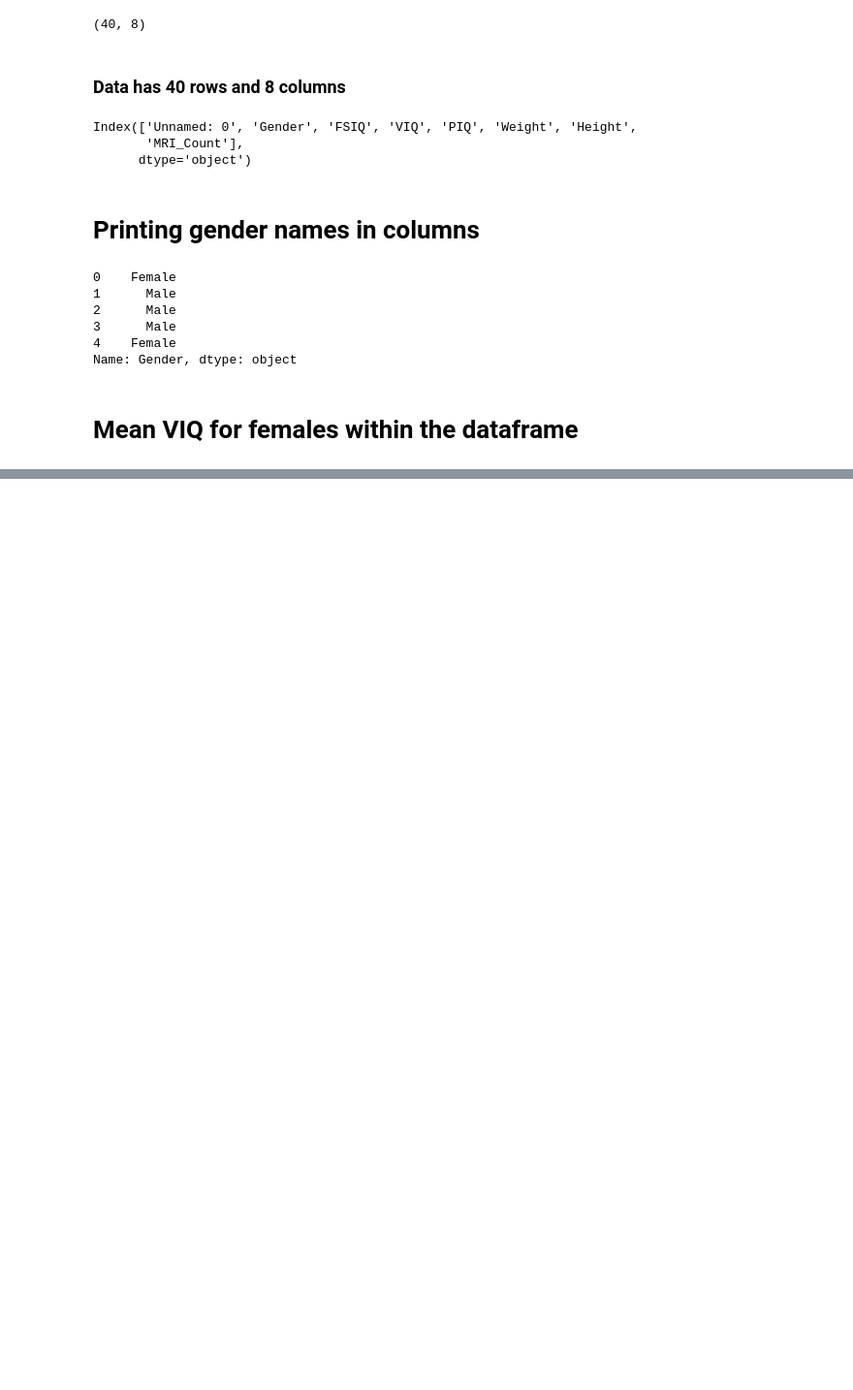
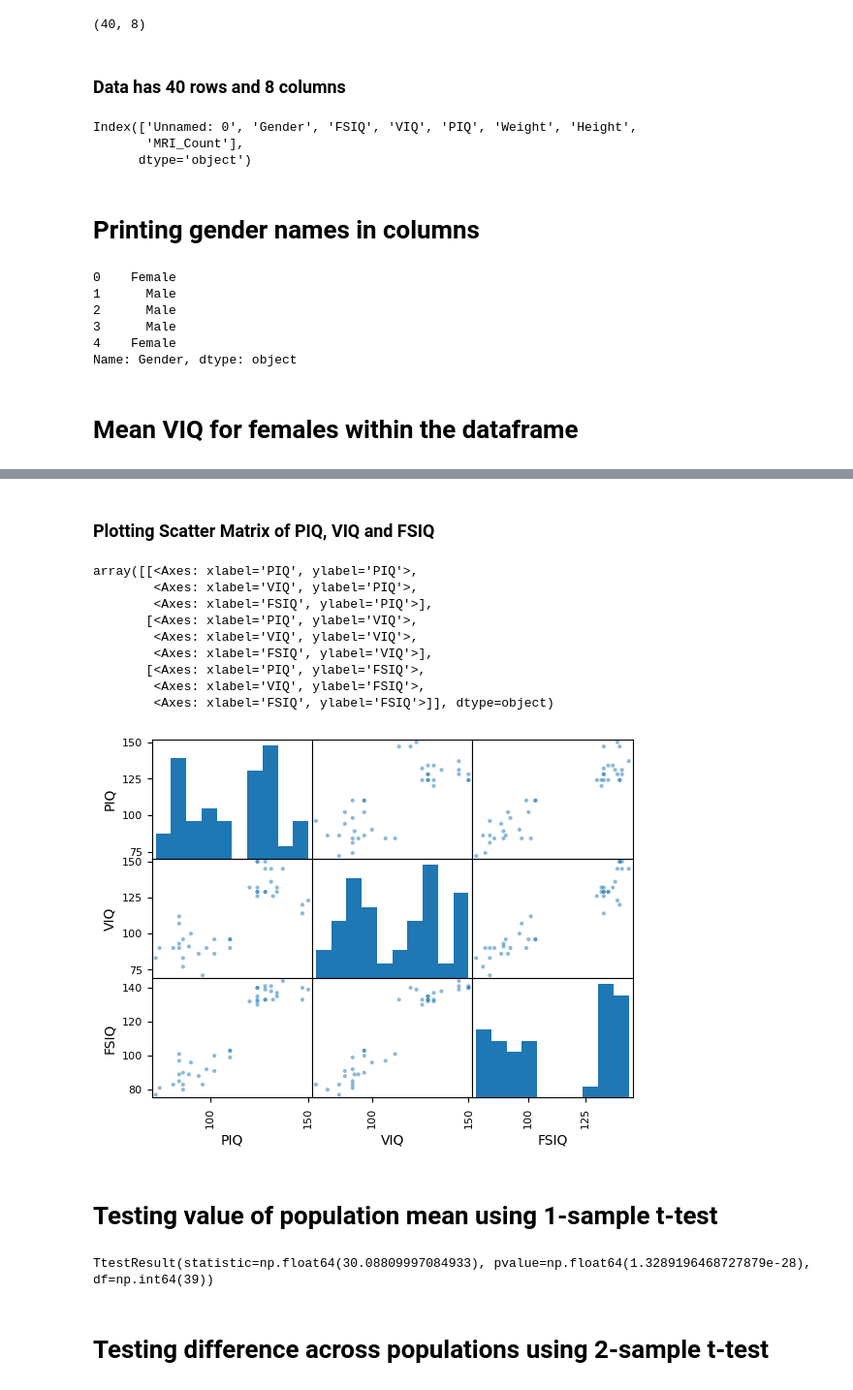
Before and after one commit to ZianneO/BSGP7030PythonStats, a Jupyter notebook: PythonStats.ipynb, the cells around one changed output, grey strips where cells are left out. Shown at 97% size. Drawn from its saved outputs; the diff is of its cells as text; code cells hidden in the pictures; blank space fills up the shorter version.

```diff
--- a/PythonStats.ipynb
+++ b/PythonStats.ipynb
@@ -76,0 +119,23 @@ Name: Gender, dtype: object
+# %% [markdown]
+### Plotting Scatter Matrix of PIQ, VIQ and FSIQ
+# %%
+scatter_matrix(data[['PIQ', 'VIQ', 'FSIQ']])
+# %% [output]
+array([[<Axes: xlabel='PIQ', ylabel='PIQ'>,
+        <Axes: xlabel='VIQ', ylabel='PIQ'>,
+        <Axes: xlabel='FSIQ', ylabel='PIQ'>],
+       [<Axes: xlabel='PIQ', ylabel='VIQ'>,
+        <Axes: xlabel='VIQ', ylabel='VIQ'>,
+        <Axes: xlabel='FSIQ', ylabel='VIQ'>],
+       [<Axes: xlabel='PIQ', ylabel='FSIQ'>,
+        <Axes: xlabel='VIQ', ylabel='FSIQ'>,
+        <Axes: xlabel='FSIQ', ylabel='FSIQ'>]], dtype=object)
+[figure, added]
+# %% [markdown]
+# Testing value of population mean using 1-sample t-test
+# %%
+stats.ttest_1samp(data['VIQ'], 0)
+# %% [output]
+TtestResult(statistic=np.float64(30.08809997084933), pvalue=np.float64(1.3289196468727879e-28), df=np.int64(39))
+# %% [markdown]
+# Testing difference across populations using 2-sample t-test
```
Also changed, not shown: parts of 11 cells of this notebook.
